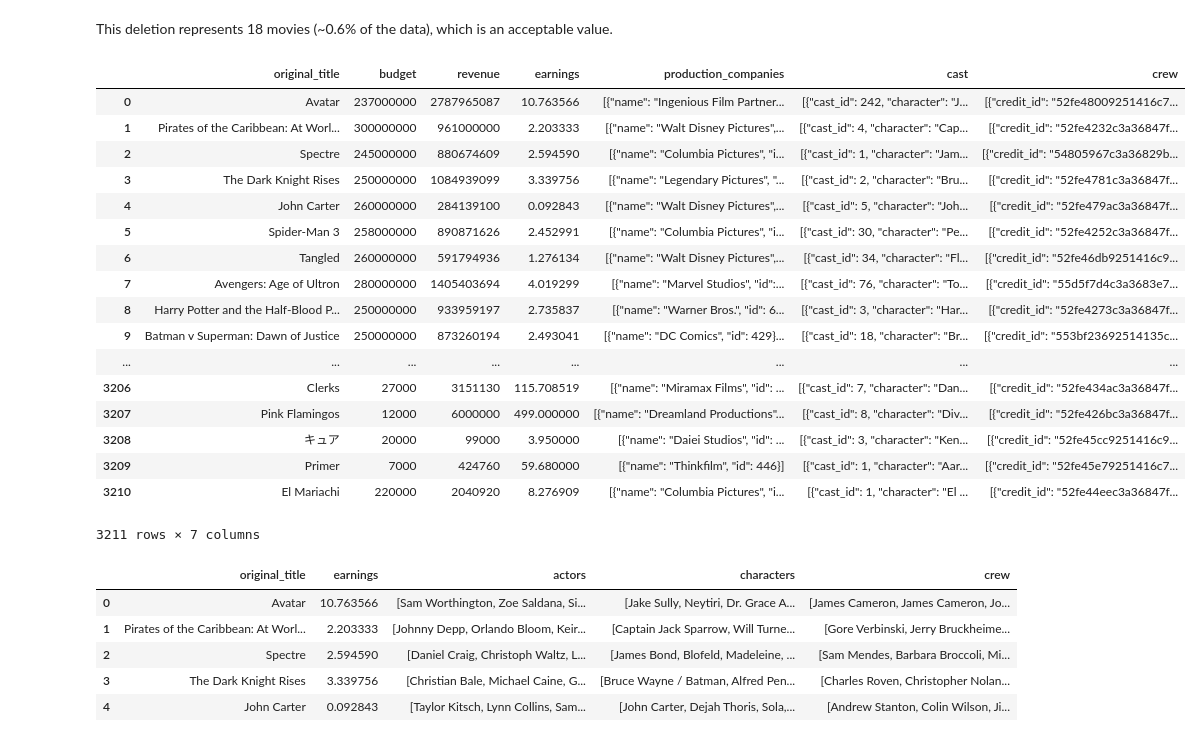
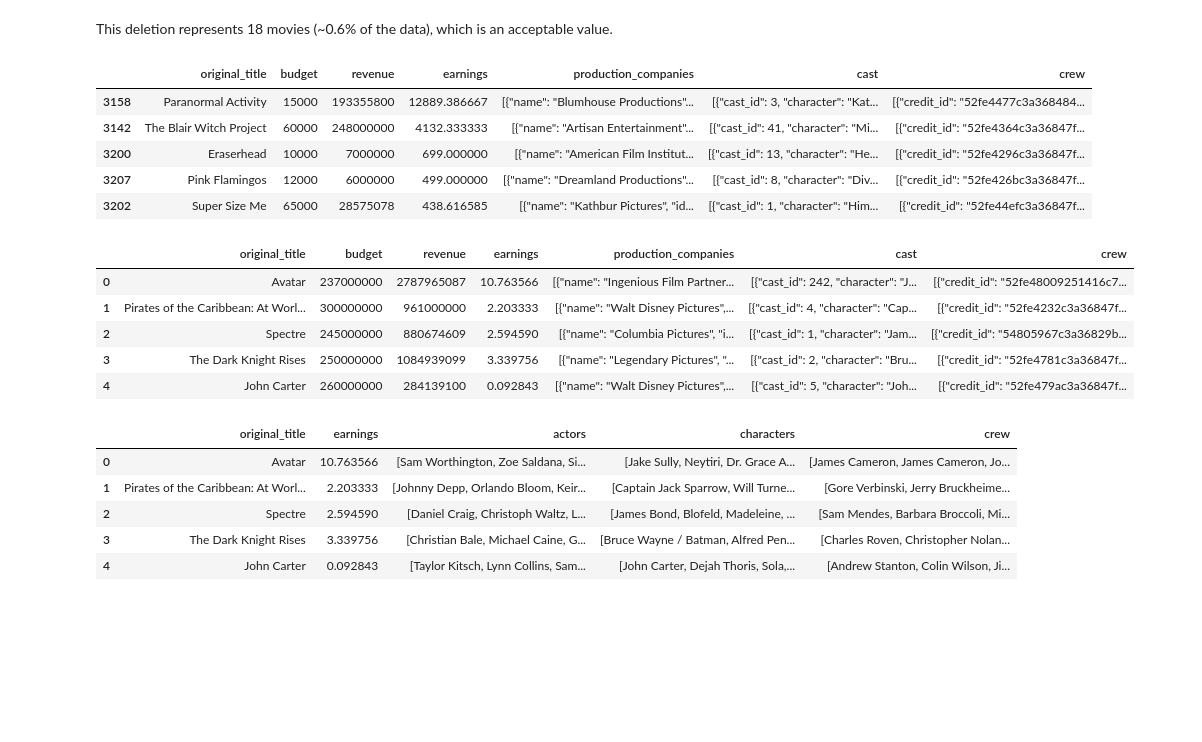
Before and after one commit to rocari96/NTDS-project, a Jupyter notebook: notebook.ipynb, the cells around one changed output. Cells and saved outputs as stored; diff of their text form; code cells hidden in the pictures; blank space fills up the shorter version.

```diff
--- a/notebook.ipynb
+++ b/notebook.ipynb
@@ -85,27 +85,23 @@ print(prev_len - n_movies, 100*(prev_len - n_movies)/prev_len)
 This deletion represents 18 movies (~0.6% of the data), which is an acceptable value.
 # %%
 movies.sort_values(by='earnings', ascending=False).head()
-movies_no_comp = movies.copy()
-movies_no_comp
 # %% [output]
 |  | original_title | budget | revenue | earnings | production_companies | cast | crew |
-| 0 | Avatar | 237000000 | 2787965087 | 10.763566 | [{"name": "Ingenious Film Partner... | [{"cast_id": 242, "character": "J... | [{"credit_id": "52fe48009251416c7... |
-| 1 | Pirates of the Caribbean: At Worl... | 300000000 | 961000000 | 2.203333 | [{"name": "Walt Disney Pictures",... | [{"cast_id": 4, "character": "Cap... | [{"credit_id": "52fe4232c3a36847f... |
-| 2 | Spectre | 245000000 | 880674609 | 2.594590 | [{"name": "Columbia Pictures", "i... | [{"cast_id": 1, "character": "Jam... | [{"credit_id": "54805967c3a36829b... |
-| 3 | The Dark Knight Rises | 250000000 | 1084939099 | 3.339756 | [{"name": "Legendary Pictures", "... | [{"cast_id": 2, "character": "Bru... | [{"credit_id": "52fe4781c3a36847f... |
-| 4 | John Carter | 260000000 | 284139100 | 0.092843 | [{"name": "Walt Disney Pictures",... | [{"cast_id": 5, "character": "Joh... | [{"credit_id": "52fe479ac3a36847f... |
-| 5 | Spider-Man 3 | 258000000 | 890871626 | 2.452991 | [{"name": "Columbia Pictures", "i... | [{"cast_id": 30, "character": "Pe... | [{"credit_id": "52fe4252c3a36847f... |
-| 6 | Tangled | 260000000 | 591794936 | 1.276134 | [{"name": "Walt Disney Pictures",... | [{"cast_id": 34, "character": "Fl... | [{"credit_id": "52fe46db9251416c9... |
-| 7 | Avengers: Age of Ultron | 280000000 | 1405403694 | 4.019299 | [{"name": "Marvel Studios", "id":... | [{"cast_id": 76, "character": "To... | [{"credit_id": "55d5f7d4c3a3683e7... |
-| 8 | Harry Potter and the Half-Blood P... | 250000000 | 933959197 | 2.735837 | [{"name": "Warner Bros.", "id": 6... | [{"cast_id": 3, "character": "Har... | [{"credit_id": "52fe4273c3a36847f... |
-| 9 | Batman v Superman: Dawn of Justice | 250000000 | 873260194 | 2.493041 | [{"name": "DC Comics", "id": 429}... | [{"cast_id": 18, "character": "Br... | [{"credit_id": "553bf23692514135c... |
-| ... | ... | ... | ... | ... | ... | ... | ... |
-| 3206 | Clerks | 27000 | 3151130 | 115.708519 | [{"name": "Miramax Films", "id": ... | [{"cast_id": 7, "character": "Dan... | [{"credit_id": "52fe434ac3a36847f... |
+| 3158 | Paranormal Activity | 15000 | 193355800 | 12889.386667 | [{"name": "Blumhouse Productions"... | [{"cast_id": 3, "character": "Kat... | [{"credit_id": "52fe4477c3a368484... |
+| 3142 | The Blair Witch Project | 60000 | 248000000 | 4132.333333 | [{"name": "Artisan Entertainment"... | [{"cast_id": 41, "character": "Mi... | [{"credit_id": "52fe4364c3a36847f... |
+| 3200 | Eraserhead | 10000 | 7000000 | 699.000000 | [{"name": "American Film Institut... | [{"cast_id": 13, "character": "He... | [{"credit_id": "52fe4296c3a36847f... |
 | 3207 | Pink Flamingos | 12000 | 6000000 | 499.000000 | [{"name": "Dreamland Productions"... | [{"cast_id": 8, "character": "Div... | [{"credit_id": "52fe426bc3a36847f... |
-| 3208 | キュア | 20000 | 99000 | 3.950000 | [{"name": "Daiei Studios", "id": ... | [{"cast_id": 3, "character": "Ken... | [{"credit_id": "52fe45cc9251416c9... |
-| 3209 | Primer | 7000 | 424760 | 59.680000 | [{"name": "Thinkfilm", "id": 446}] | [{"cast_id": 1, "character": "Aar... | [{"credit_id": "52fe45e79251416c7... |
-| 3210 | El Mariachi | 220000 | 2040920 | 8.276909 | [{"name": "Columbia Pictures", "i... | [{"cast_id": 1, "character": "El ... | [{"credit_id": "52fe44eec3a36847f... |
+| 3202 | Super Size Me | 65000 | 28575078 | 438.616585 | [{"name": "Kathbur Pictures", "id... | [{"cast_id": 1, "character": "Him... | [{"credit_id": "52fe44efc3a36847f... |
-3211 rows × 7 columns
+# %%
+movies_no_comp = movies.copy()
+movies_no_comp.head()
+# %% [output]
+|  | original_title | budget | revenue | earnings | production_companies | cast | crew |
+| 0 | Avatar | 237000000 | 2787965087 | 10.763566 | [{"name": "Ingenious Film Partner... | [{"cast_id": 242, "character": "J... | [{"credit_id": "52fe48009251416c7... |
+| 1 | Pirates of the Caribbean: At Worl... | 300000000 | 961000000 | 2.203333 | [{"name": "Walt Disney Pictures",... | [{"cast_id": 4, "character": "Cap... | [{"credit_id": "52fe4232c3a36847f... |
+| 2 | Spectre | 245000000 | 880674609 | 2.594590 | [{"name": "Columbia Pictures", "i... | [{"cast_id": 1, "character": "Jam... | [{"credit_id": "54805967c3a36829b... |
+| 3 | The Dark Knight Rises | 250000000 | 1084939099 | 3.339756 | [{"name": "Legendary Pictures", "... | [{"cast_id": 2, "character": "Bru... | [{"credit_id": "52fe4781c3a36847f... |
+| 4 | John Carter | 260000000 | 284139100 | 0.092843 | [{"name": "Walt Disney Pictures",... | [{"cast_id": 5, "character": "Joh... | [{"credit_id": "52fe479ac3a36847f... |
 # %%
 to_keep = 5
 
```
Also changed, not shown: parts of 42 cells of this notebook, 6 other files.
